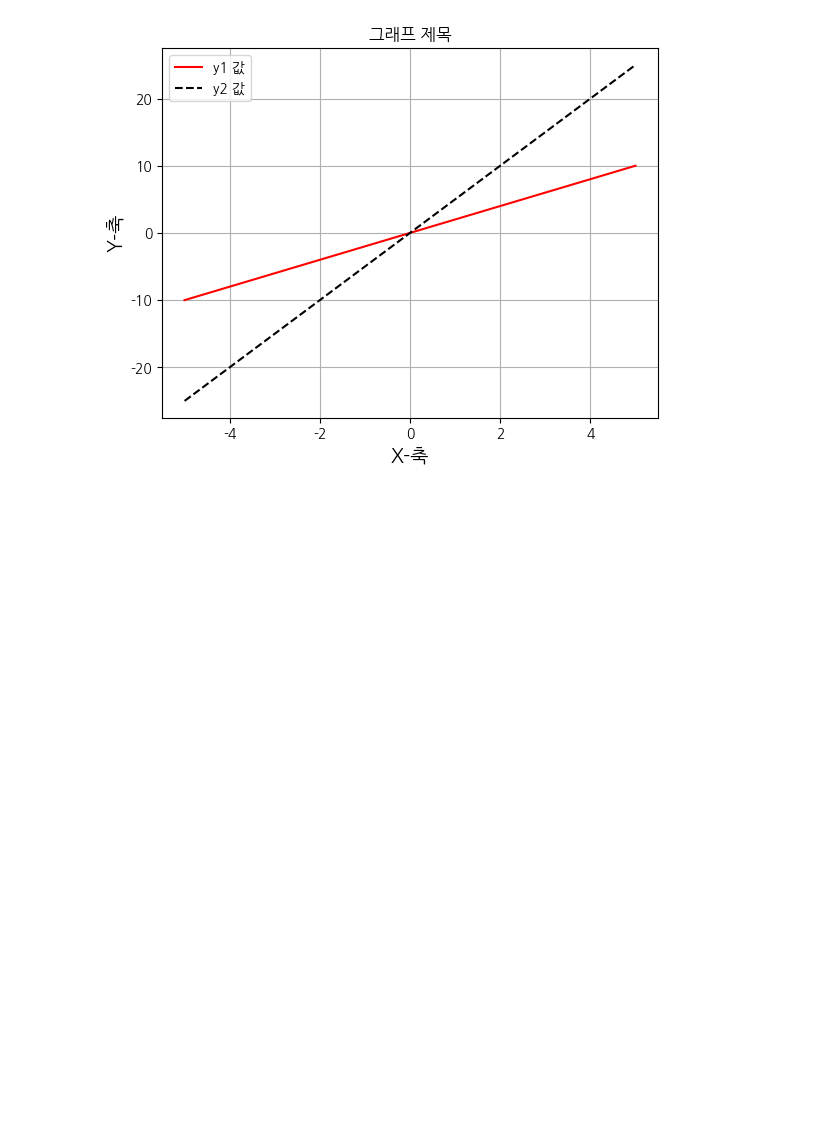
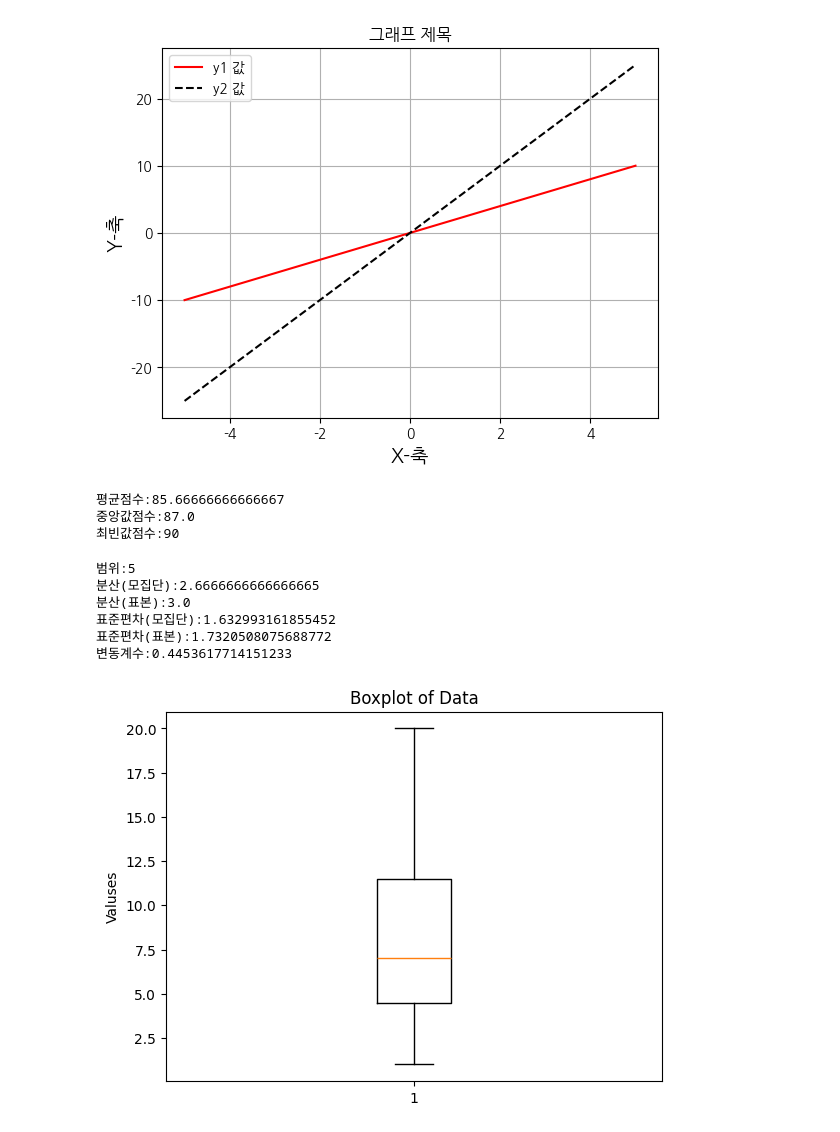
Before and after one commit to thgusdlek/-, a Jupyter notebook: 기초확률과통계.ipynb, the cells around one changed output. Drawn from its saved outputs; the diff is of its cells as text; code cells hidden in the pictures; blank space fills up the shorter version.

```diff
--- a/기초확률과통계.ipynb
+++ b/기초확률과통계.ipynb
@@ -95,3 +95,67 @@ Setting up fonts-nanum (20200506-1) ...
 Processing triggers for fontconfig (2.13.1-4.2ubuntu5) ...
 <function matplotlib.pyplot.show(close=None, block=None)>
 [figure]
+# %%
+#평균, 중앙값, 최빈값 계산
+import numpy as np
+from statistics import mode
+from scipy import stats
+#예제 데이터 집합:학생들의 시험 점수
+exam_scores=[82,90,76,92,88,79,95,87,90,76,92,90,85,78,85]
+#평균계산
+mean_socre=np.mean(exam_scores)
+#중앙값 계산
+median_score=np.median(exam_scores)
+#최빈값 계산
+try:
+  mode_score=mode(exam_scores)
+except:
+  mode_score=stats.mode(exam_scores)[0][0]
+print(f"평균점수:{mean_socre}")
+print(f"중앙값점수:{median_score}")
+print(f"최빈값점수:{mode_score}")
+# %% [output]
+평균점수:85.66666666666667
+중앙값점수:87.0
+최빈값점수:90
+# %%
+import numpy as np
+from scipy.stats import variation
+#예제 데이터 집합
+data=[1,2,2,3,4,5,5,5,6]
+#범위 계산
+data_range=np.max(data)-np.min(data)
+#분산 계산
+variance=np.var(data,ddof=0) #모집단 분산
+sample_variance=np.var(data,ddof=1) #표본 분산
+#표준편차 계산
+std_deviation=np.std(data,ddof=0) #모집단 표준편차
+sample_std_deviation=np.std(data,ddof=1) #표본 표준편차
+#변동계수 계산(모집단 기준)
+cv=variation(data) #spicy.stats.variation 사용
+print(f"범위:{data_range}")
+print(f"분산(모집단):{variance}")
+print(f"분산(표본):{sample_variance}")
+print(f"표준편차(모집단):{std_deviation}")
+print(f"표준편차(표본):{sample_std_deviation}")
+print(f"변동계수:{cv}")
+# %% [output]
+범위:5
+분산(모집단):2.6666666666666665
+분산(표본):3.0
+표준편차(모집단):1.632993161855452
+표준편차(표본):1.7320508075688772
+변동계수:0.4453617714151233
+# %%
+import matplotlib.pyplot as plt
+#예제 데이터 집합
+data=[1,2,2,3,4,5,5,5,6,7,8,9,10,11,12,13,14,15,20]
+#상자그림 생성
+plt.boxplot(data)
+#상자그림에 제목과 축 레이블 추가
+plt.title("Boxplot of Data")
+plt.ylabel("Valuses")
+#상자그림 표시
+plt.show()
+# %% [output]
+[figure, added]
```
Also changed, not shown: parts of 1 cell of this notebook.
